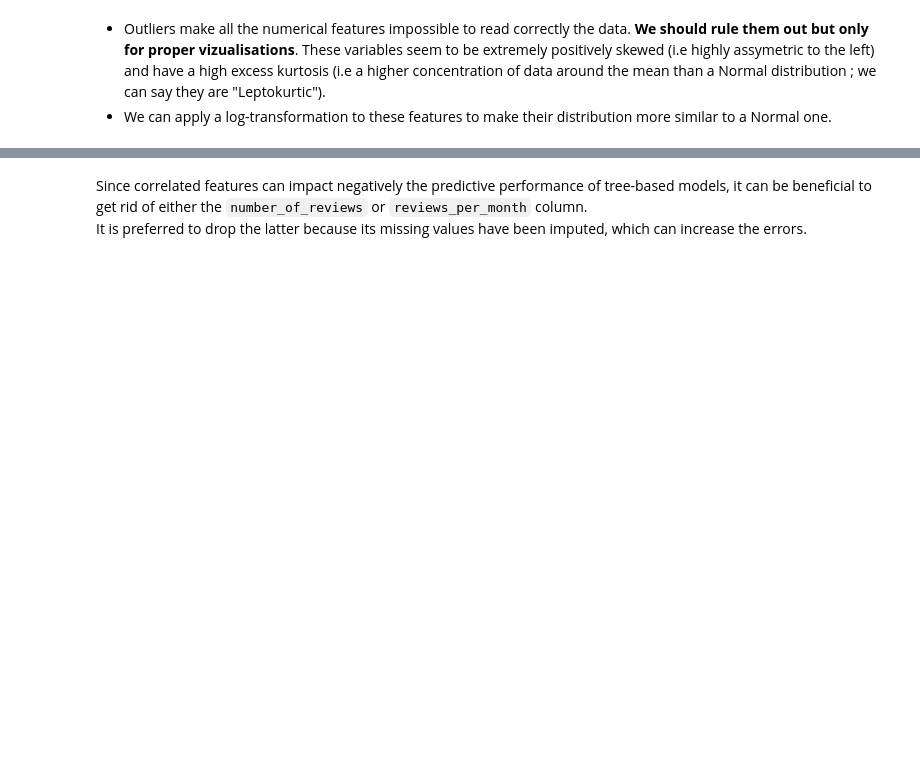
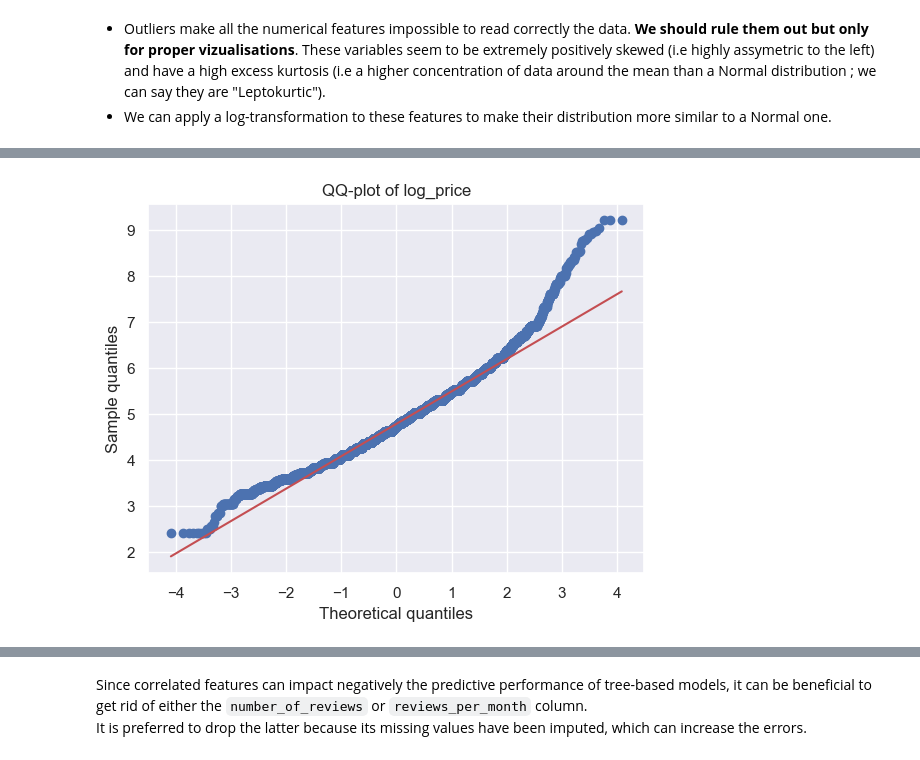
Before and after one commit to adel-R/Ensemble2023, a Jupyter notebook: Airbnb_Price_Prediction_Project-First_Experimentations_Amine_Zaamoun.ipynb, the cells around one changed output, grey strips where cells are left out. Cells and saved outputs as stored; diff of their text form; code cells hidden in the pictures; blank space fills up the shorter version.

```diff
--- a/Airbnb_Price_Prediction_Project-First_Experimentations_Amine_Zaamoun.ipynb
+++ b/Airbnb_Price_Prediction_Project-First_Experimentations_Amine_Zaamoun.ipynb
@@ -236,0 +263,12 @@ df[list_log_num_features].hist(bins = 100, figsize = (11, 7));
+# %%
+from scipy.stats import probplot
+
+# Create a QQ-plot of the log_price variable
+fig, ax = plt.subplots()
+probplot(df['log_price'], dist = 'norm', plot = ax)
+ax.set_title('QQ-plot of log_price')
+ax.set_xlabel('Theoretical quantiles')
+ax.set_ylabel('Sample quantiles')
+plt.show()
+# %% [output]
+[figure, added]
```
Also changed, not shown: parts of 30 cells of this notebook.
